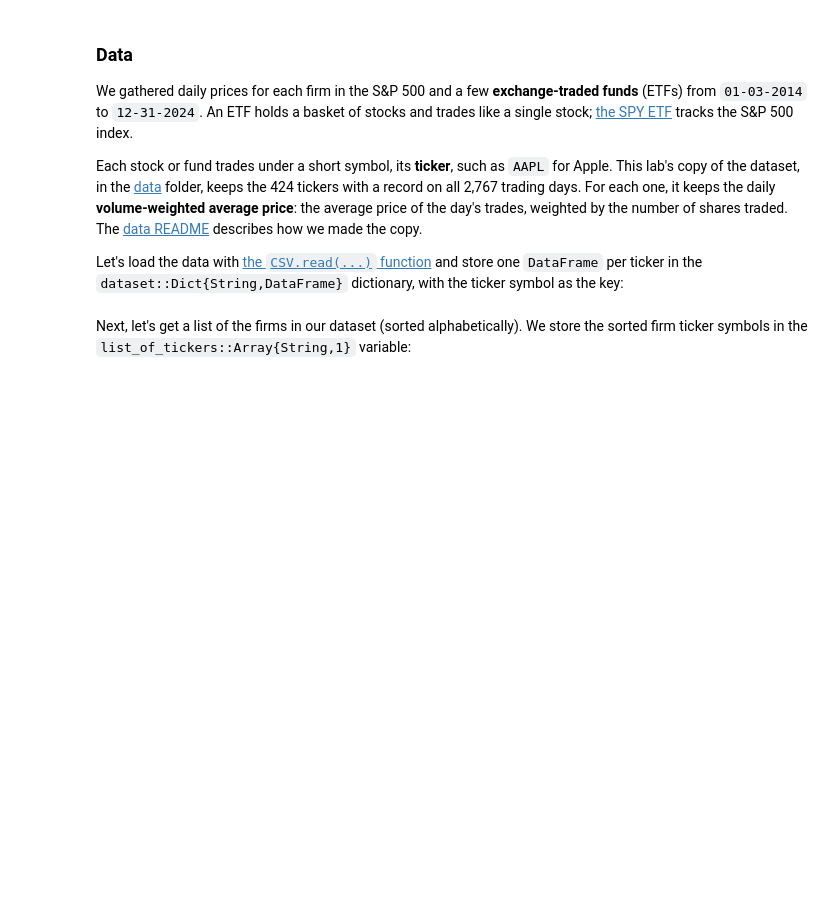
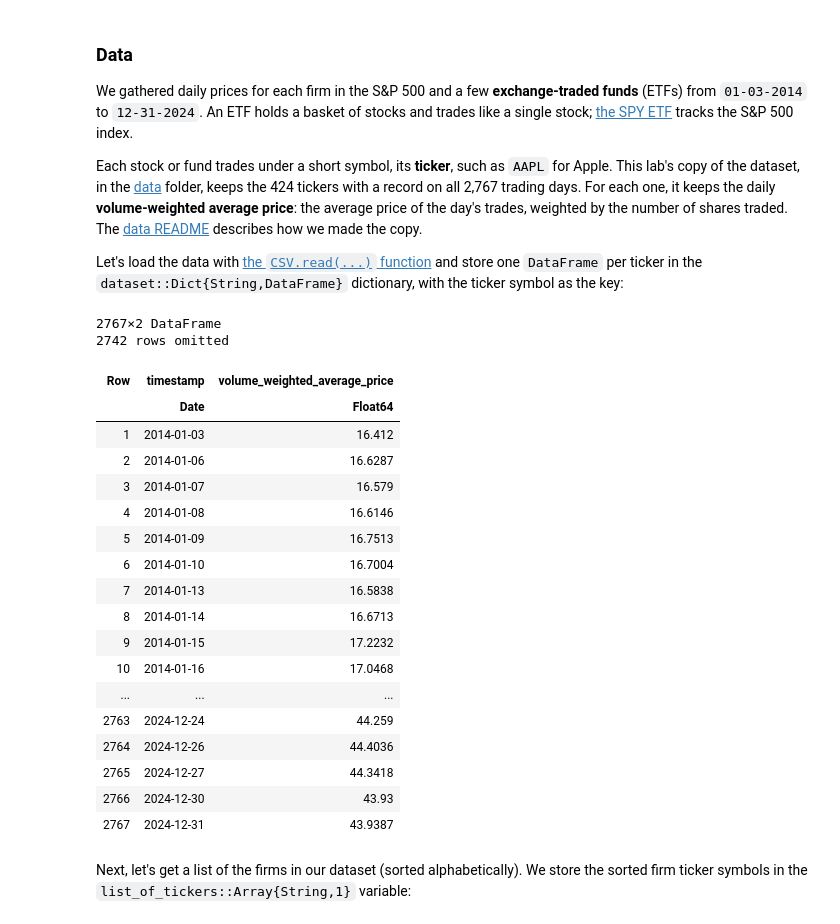
Before and after one commit to varnerlab/CHEME-5800-CourseRepository-Fall-2026, a Jupyter notebook: weeks/week-10/L10b/CHEME-5800-L10b-Lab-WeightedMajorityAlgorithm-Fall-2026.ipynb, the cells around one changed output. Cells and saved outputs as stored; diff of their text form; code cells hidden in the pictures; blank space fills up the shorter version.

```diff
--- a/weeks/week-10/L10b/CHEME-5800-L10b-Lab-WeightedMajorityAlgorithm-Fall-2026.ipynb
+++ b/weeks/week-10/L10b/CHEME-5800-L10b-Lab-WeightedMajorityAlgorithm-Fall-2026.ipynb
@@ -58,6 +58,29 @@ dataset = let
     # return -
     dataset
 end;
+# %%
+dataset["BAC"]
+# %% [output]
+2767×2 DataFrame
+2742 rows omitted
+| Row | timestamp | volume_weighted_average_price |
+|  | Date | Float64 |
+| 1 | 2014-01-03 | 16.412 |
+| 2 | 2014-01-06 | 16.6287 |
+| 3 | 2014-01-07 | 16.579 |
+| 4 | 2014-01-08 | 16.6146 |
+| 5 | 2014-01-09 | 16.7513 |
+| 6 | 2014-01-10 | 16.7004 |
+| 7 | 2014-01-13 | 16.5838 |
+| 8 | 2014-01-14 | 16.6713 |
+| 9 | 2014-01-15 | 17.2232 |
+| 10 | 2014-01-16 | 17.0468 |
+| ... | ... | ... |
+| 2763 | 2024-12-24 | 44.259 |
+| 2764 | 2024-12-26 | 44.4036 |
+| 2765 | 2024-12-27 | 44.3418 |
+| 2766 | 2024-12-30 | 43.93 |
+| 2767 | 2024-12-31 | 43.9387 |
 # %% [markdown]
 Next, let's get a list of the firms in our dataset (sorted alphabetically). We store the sorted firm ticker symbols in the `list_of_tickers::Array{String,1}` variable:
 # %%
```
Also changed, not shown: parts of 12 cells of this notebook, 1 other file.
